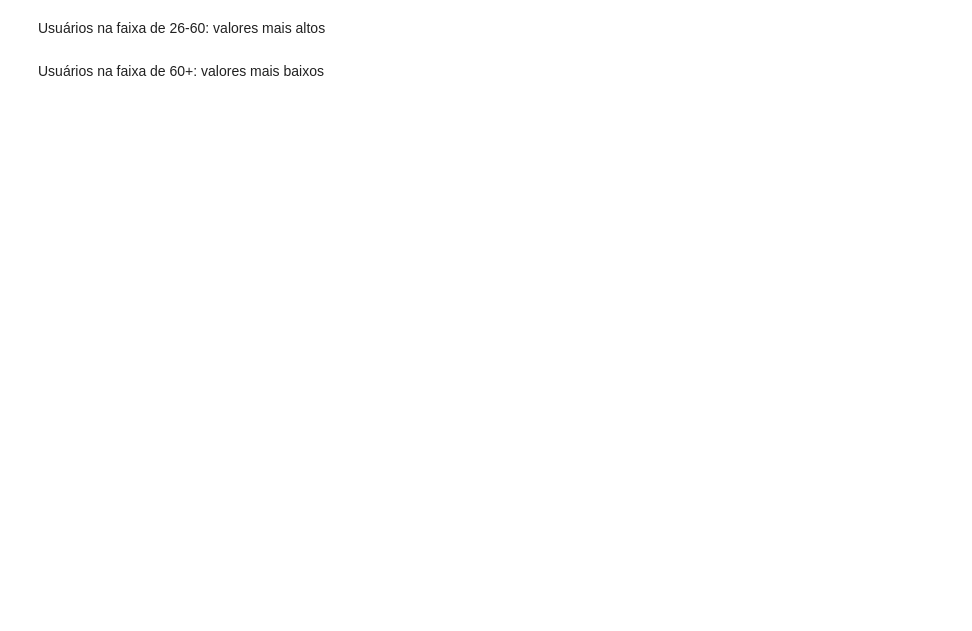
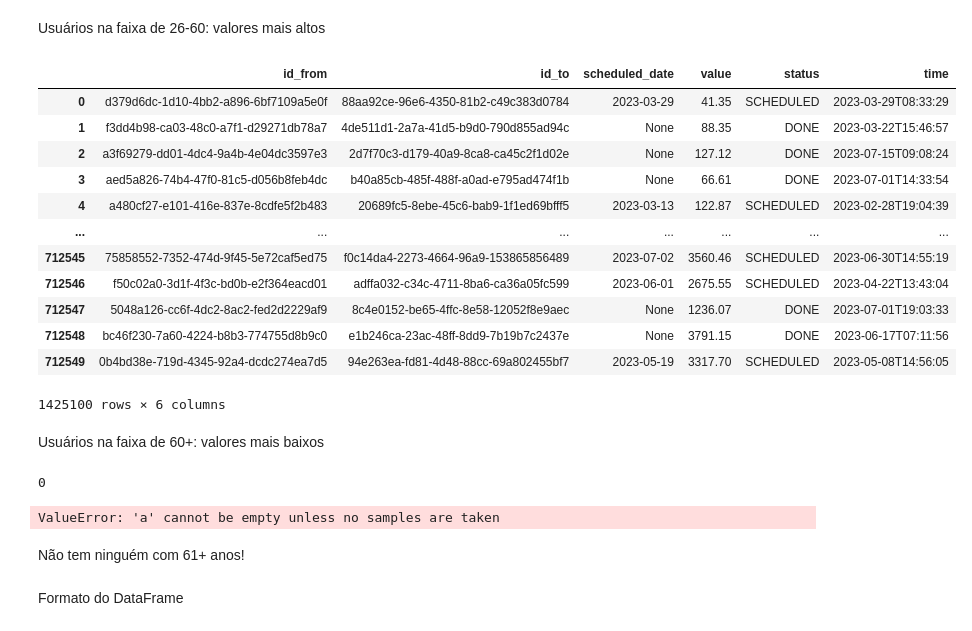
Before and after one commit to rubcube-guilhermetomiasi/mocking, a Jupyter notebook: mocking.ipynb, the cells around one changed output. Saved outputs shown, nothing was run; the diff lists cells and outputs as text; code cells hidden in the pictures; blank space fills up the shorter version.

```diff
--- a/mocking.ipynb
+++ b/mocking.ipynb
@@ -475,3 +608,2 @@ display(transfers_sample)
 # %%
-transfers = pd.concat([transfers_sample], axis=1)
-transfers = transfers.reset_index()
+transfers = pd.concat([transfers_18_25], axis=0)
@@ -483,20 +631,33 @@ subpopulation_size = user_subpopulation.count()
 active_sample_size = int(0.6 * subpopulation_size)
 active_users_ids = np.random.choice(users[user_subpopulation]['id'], size=active_sample_size)
 transfers_amount = 5 * active_sample_size
-transfers_sample = generate_transfers(
+transfers_26_60 = generate_transfers(
     (active_users_ids, users['id']), transfers_amount, loc=500, scale=200, num_outliers=int(transfers_amount * 0.01))
-transfers_sample = decide_transfers_dates(transfers_sample)
+transfers_26_60 = decide_transfers_dates(transfers_26_60)
 generate_scheduled_date_vectorized = np.vectorize(generate_scheduled_date)
 input_matrix = np.array([
-    transfers_sample['status'],
-    transfers_sample['time']
+    transfers_26_60['status'],
+    transfers_26_60['time']
 ])
 scheduled = generate_scheduled_date_vectorized(*input_matrix)
-transfers_sample['scheduled_date'] = scheduled
+transfers_26_60['scheduled_date'] = scheduled
 # %%
-transfers = pd.concat([transfers, transfers_sample], axis=1)
-transfers = transfers.reset_index()
+transfers = pd.concat([transfers, transfers_26_60], axis=0)
 display(transfers)
+# %% [output]
+|  | id_from | id_to | scheduled_date | value | status | time |
+| 0 | d379d6dc-1d10-4bb2-a896-6bf7109a5e0f | 88aa92ce-96e6-4350-81b2-c49c383d0784 | 2023-03-29 | 41.35 | SCHEDULED | 2023-03-29T08:33:29 |
+| 1 | f3dd4b98-ca03-48c0-a7f1-d29271db78a7 | 4de511d1-2a7a-41d5-b9d0-790d855ad94c | None | 88.35 | DONE | 2023-03-22T15:46:57 |
+| 2 | a3f69279-dd01-4dc4-9a4b-4e04dc3597e3 | 2d7f70c3-d179-40a9-8ca8-ca45c2f1d02e | None | 127.12 | DONE | 2023-07-15T09:08:24 |
+| 3 | aed5a826-74b4-47f0-81c5-d056b8feb4dc | b40a85cb-485f-488f-a0ad-e795ad474f1b | None | 66.61 | DONE | 2023-07-01T14:33:54 |
+| 4 | a480cf27-e101-416e-837e-8cdfe5f2b483 | 20689fc5-8ebe-45c6-bab9-1f1ed69bfff5 | 2023-03-13 | 122.87 | SCHEDULED | 2023-02-28T19:04:39 |
+| ... | ... | ... | ... | ... | ... | ... |
+| 712545 | 75858552-7352-474d-9f45-5e72caf5ed75 | f0c14da4-2273-4664-96a9-153865856489 | 2023-07-02 | 3560.46 | SCHEDULED | 2023-06-30T14:55:19 |
+| 712546 | f50c02a0-3d1f-4f3c-bd0b-e2f364eacd01 | adffa032-c34c-4711-8ba6-ca36a05fc599 | 2023-06-01 | 2675.55 | SCHEDULED | 2023-04-22T13:43:04 |
+| 712547 | 5048a126-cc6f-4dc2-8ac2-fed2d2229af9 | 8c4e0152-be65-4ffc-8e58-12052f8e9aec | None | 1236.07 | DONE | 2023-07-01T19:03:33 |
+| 712548 | bc46f230-7a60-4224-b8b3-774755d8b9c0 | e1b246ca-23ac-48ff-8dd9-7b19b7c2437e | None | 3791.15 | DONE | 2023-06-17T07:11:56 |
+| 712549 | 0b4bd38e-719d-4345-92a4-dcdc274ea7d5 | 94e263ea-fd81-4d48-88cc-69a802455bf7 | 2023-05-19 | 3317.70 | SCHEDULED | 2023-05-08T14:56:05 |
+1425100 rows × 6 columns
 # %% [markdown]
 Usuários na faixa de 60+: valores mais baixos
 # %%
@@ -505,13 +666,16 @@ subpopulation_size = user_subpopulation.count()
 active_sample_size = int(0.25 * subpopulation_size)
 active_users_ids = np.random.choice(users[user_subpopulation]['id'], size=active_sample_size)
 transfers_amount = 3 * active_sample_size
-transfers_sample = generate_transfers(
+transfers_61_plus = generate_transfers(
     (active_users_ids, users['id']), transfers_amount, loc=200, scale=80, num_outliers=int(transfers_amount * 0.001))
-transfers_sample = decide_transfers_dates(transfers_sample)
+transfers_61_plus = decide_transfers_dates(transfers_61_plus)
 generate_scheduled_date_vectorized = np.vectorize(generate_scheduled_date)
 input_matrix = np.array([
-    transfers_sample['status'],
-    transfers_sample['time']
+    transfers_61_plus['status'],
+    transfers_61_plus['time']
 ])
 scheduled = generate_scheduled_date_vectorized(*input_matrix)
-transfers_sample['scheduled_date'] = scheduled
+transfers_61_plus['scheduled_date'] = scheduled
+# %% [output]
+0
+ValueError: 'a' cannot be empty unless no samples are taken
@@ -521,0 +682,4 @@ display(transfers)
+# %% [markdown]
+Não tem ninguém com 61+ anos!
+# %% [markdown]
+Formato do DataFrame
```
Also changed, not shown: parts of 21 cells of this notebook.
